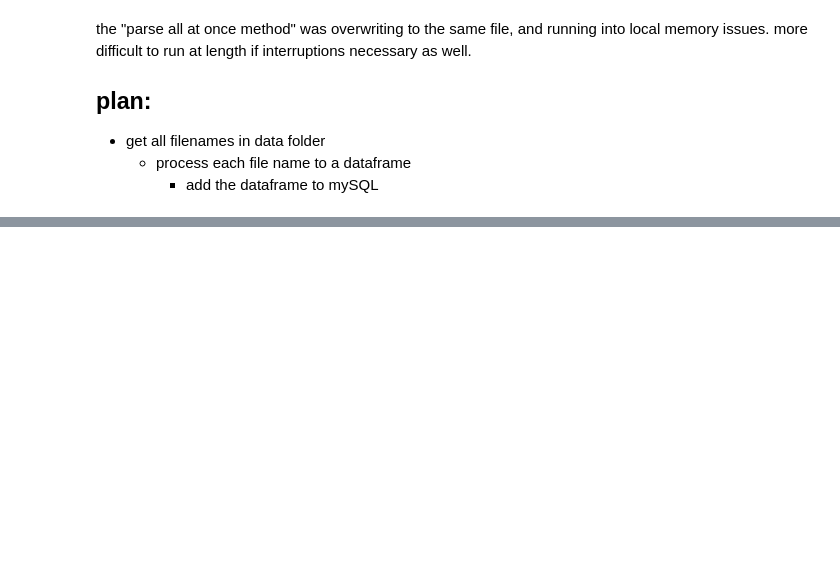
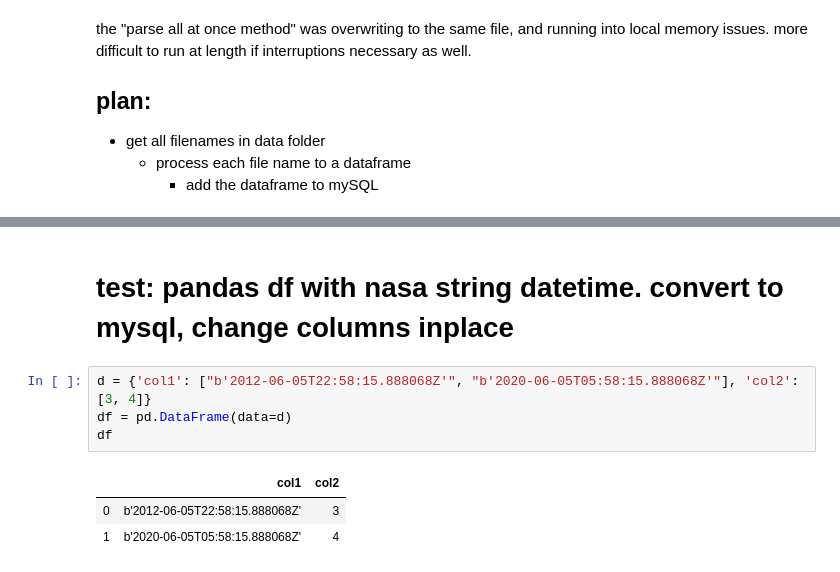
Before and after one commit to mcleverley/sulfur_dioxide_global, a Jupyter notebook: upload_to_sql.ipynb, the cells around one changed output, grey strips where cells are left out. Saved outputs shown, nothing was run; the diff lists cells and outputs as text; blank space fills up the shorter version.

```diff
--- a/upload_to_sql.ipynb
+++ b/upload_to_sql.ipynb
@@ -49,0 +274,10 @@ the "parse all at once method" was overwriting to the same file, and running int
+# %% [markdown]
+# test: pandas df with nasa string datetime. convert to mysql, change columns inplace
+# %%
+d = {'col1': ["b'2012-06-05T22:58:15.888068Z'", "b'2020-06-05T05:58:15.888068Z'"], 'col2': [3, 4]}
+df = pd.DataFrame(data=d)
+df
+# %% [output]
+|  | col1 | col2 |
+| 0 | b'2012-06-05T22:58:15.888068Z' | 3 |
+| 1 | b'2020-06-05T05:58:15.888068Z' | 4 |
```
Also changed, not shown: parts of 46 cells of this notebook, 3 other files.
